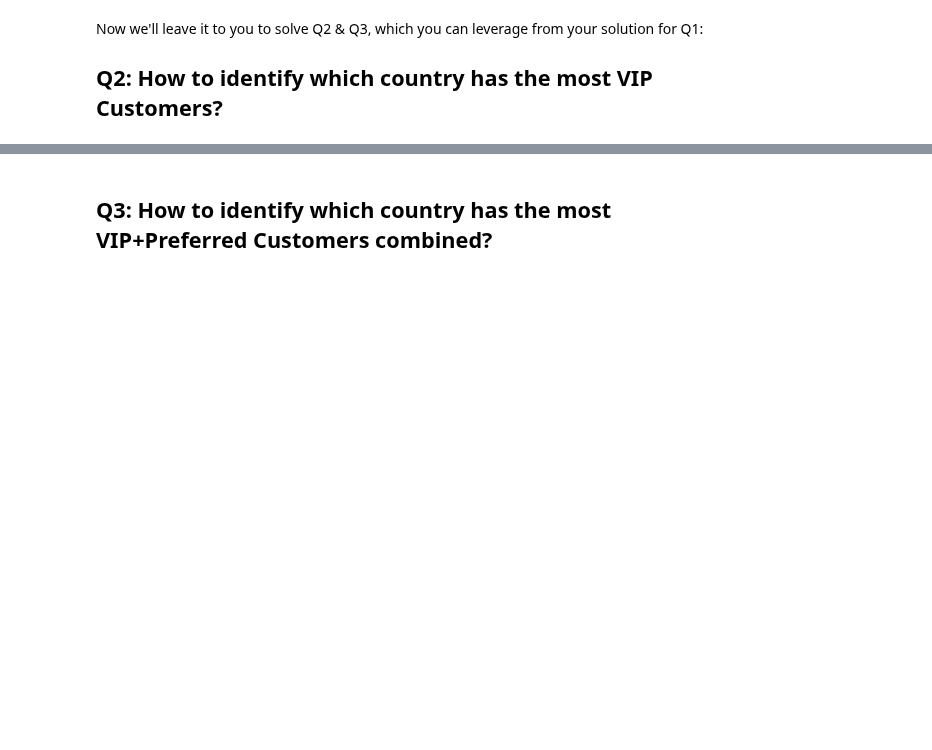
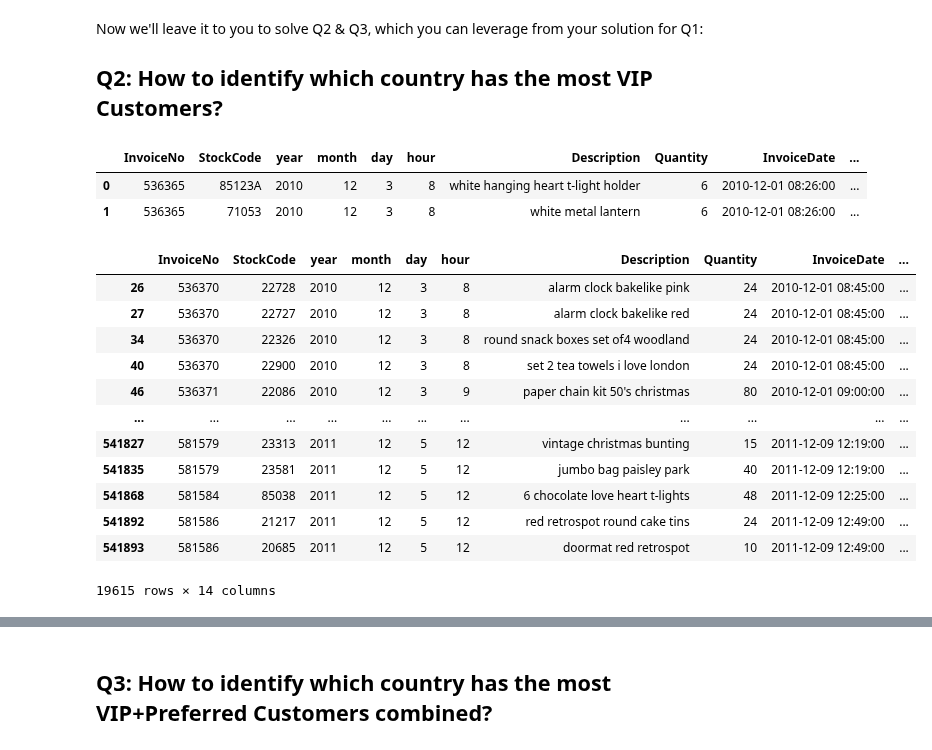
Before and after one commit to ta-data-bcn/lab-df-calculation-and-transformation, a Jupyter notebook: your-code/challenge-3.ipynb, the cells around one changed output, grey strips where cells are left out. Drawn from its saved outputs; the diff is of its cells as text; code cells hidden in the pictures; blank space fills up the shorter version.

```diff
--- a/your-code/challenge-3.ipynb
+++ b/your-code/challenge-3.ipynb
@@ -56,5 +111,27 @@ Now in the workspace below, tackle each of the sub problems using the iterative
 Now we'll leave it to you to solve Q2 & Q3, which you can leverage from your solution for Q1:
 
 ## Q2: How to identify which country has the most VIP Customers?
+# %%
+orders.head(2)
+# %% [output]
+|  | InvoiceNo | StockCode | year | month | day | hour | Description | Quantity | InvoiceDate | ... |
+| 0 | 536365 | 85123A | 2010 | 12 | 3 | 8 | white hanging heart t-light holder | 6 | 2010-12-01 08:26:00 | ... |
+| 1 | 536365 | 71053 | 2010 | 12 | 3 | 8 | white metal lantern | 6 | 2010-12-01 08:26:00 | ... |
 # %%
 # your code here
+VIP_customers = orders[orders["CustomerType"] == "VIP"]
+VIP_customers
+# %% [output]
+|  | InvoiceNo | StockCode | year | month | day | hour | Description | Quantity | InvoiceDate | ... |
+| 26 | 536370 | 22728 | 2010 | 12 | 3 | 8 | alarm clock bakelike pink | 24 | 2010-12-01 08:45:00 | ... |
+| 27 | 536370 | 22727 | 2010 | 12 | 3 | 8 | alarm clock bakelike red | 24 | 2010-12-01 08:45:00 | ... |
+| 34 | 536370 | 22326 | 2010 | 12 | 3 | 8 | round snack boxes set of4 woodland | 24 | 2010-12-01 08:45:00 | ... |
+| 40 | 536370 | 22900 | 2010 | 12 | 3 | 8 | set 2 tea towels i love london | 24 | 2010-12-01 08:45:00 | ... |
+| 46 | 536371 | 22086 | 2010 | 12 | 3 | 9 | paper chain kit 50's christmas | 80 | 2010-12-01 09:00:00 | ... |
+| ... | ... | ... | ... | ... | ... | ... | ... | ... | ... | ... |
+| 541827 | 581579 | 23313 | 2011 | 12 | 5 | 12 | vintage christmas bunting | 15 | 2011-12-09 12:19:00 | ... |
+| 541835 | 581579 | 23581 | 2011 | 12 | 5 | 12 | jumbo bag paisley park | 40 | 2011-12-09 12:19:00 | ... |
+| 541868 | 581584 | 85038 | 2011 | 12 | 5 | 12 | 6 chocolate love heart t-lights | 48 | 2011-12-09 12:25:00 | ... |
+| 541892 | 581586 | 21217 | 2011 | 12 | 5 | 12 | red retrospot round cake tins | 24 | 2011-12-09 12:49:00 | ... |
+| 541893 | 581586 | 20685 | 2011 | 12 | 5 | 12 | doormat red retrospot | 10 | 2011-12-09 12:49:00 | ... |
+19615 rows × 14 columns
```
Also changed, not shown: parts of 9 cells of this notebook.
